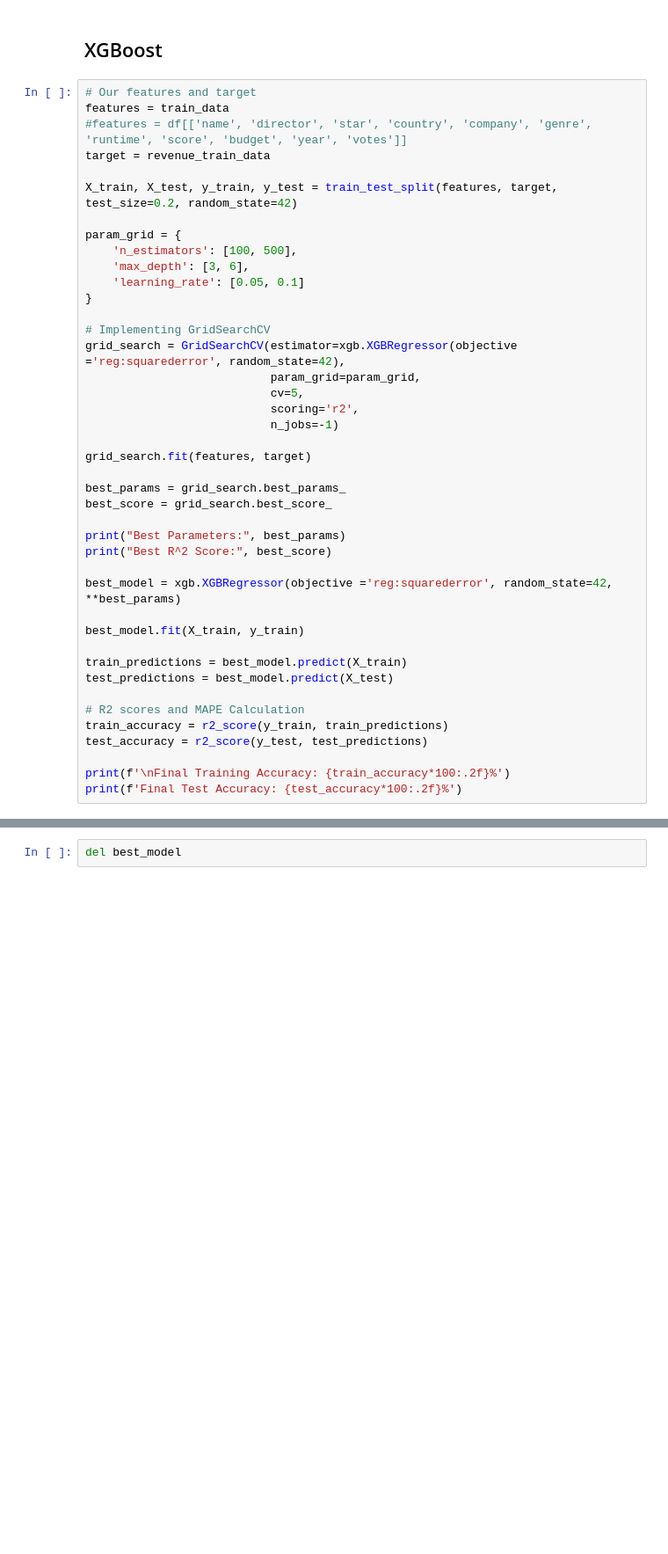
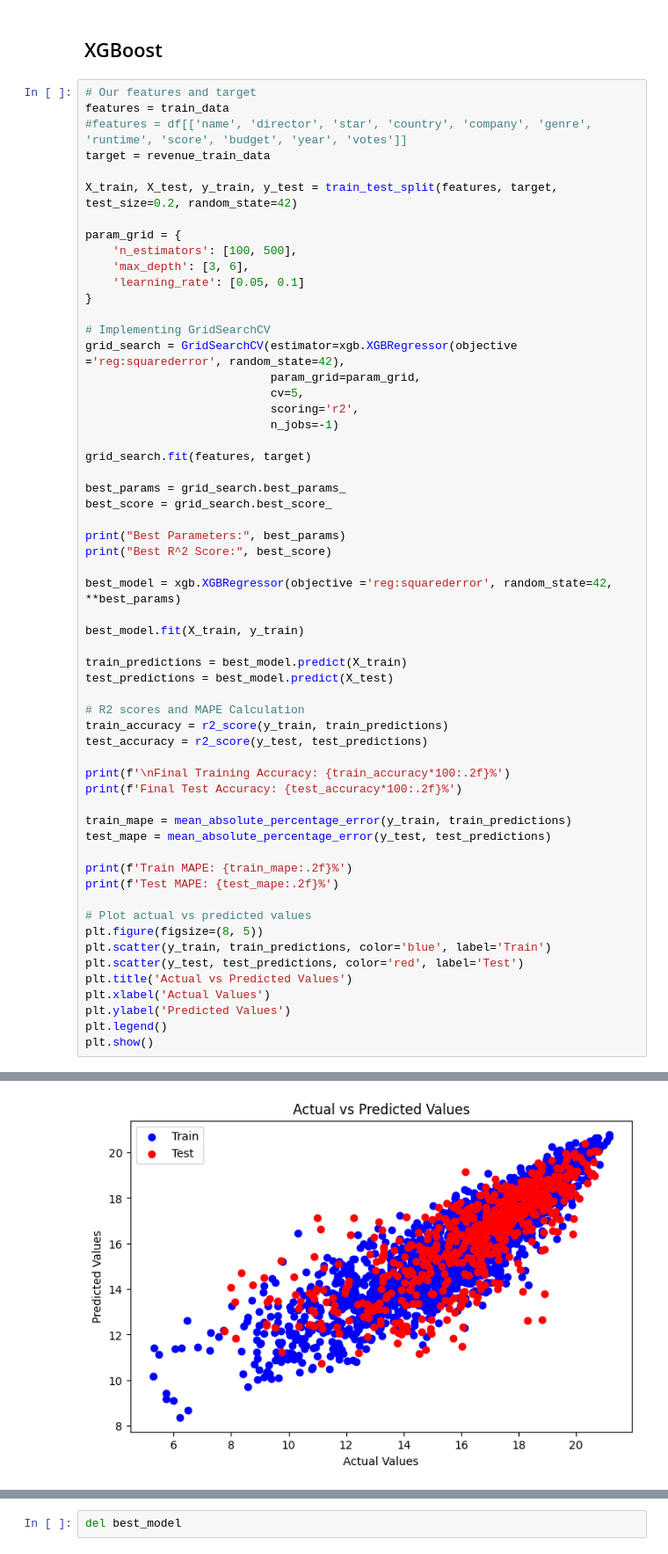
Before and after one commit to Page0526/machine-learning-project, a Jupyter notebook: models/movie-revenue-prediction.ipynb, the cells around one changed output, grey strips where cells are left out. Shown at 88% size. Drawn from its saved outputs; the diff is of its cells as text; blank space fills up the shorter version.

```diff
--- a/models/movie-revenue-prediction.ipynb
+++ b/models/movie-revenue-prediction.ipynb
@@ -607,3 +699,20 @@ test_accuracy = r2_score(y_test, test_predictions)
 
 print(f'\nFinal Training Accuracy: {train_accuracy*100:.2f}%')
 print(f'Final Test Accuracy: {test_accuracy*100:.2f}%')
+
+train_mape = mean_absolute_percentage_error(y_train, train_predictions)
+test_mape = mean_absolute_percentage_error(y_test, test_predictions)
+
+print(f'Train MAPE: {train_mape:.2f}%')
+print(f'Test MAPE: {test_mape:.2f}%')
+
+# Plot actual vs predicted values
+plt.figure(figsize=(8, 5))
+plt.scatter(y_train, train_predictions, color='blue', label='Train')
+plt.scatter(y_test, test_predictions, color='red', label='Test')
+plt.title('Actual vs Predicted Values')
+plt.xlabel('Actual Values')
+plt.ylabel('Predicted Values')
+plt.legend()
+plt.show()
+# %% [output]
@@ -609,0 +726 @@ print(f'Final Test Accuracy: {test_accuracy*100:.2f}%')
+[figure, added]
```
Also changed, not shown: parts of 25 cells of this notebook, 1 other file.
